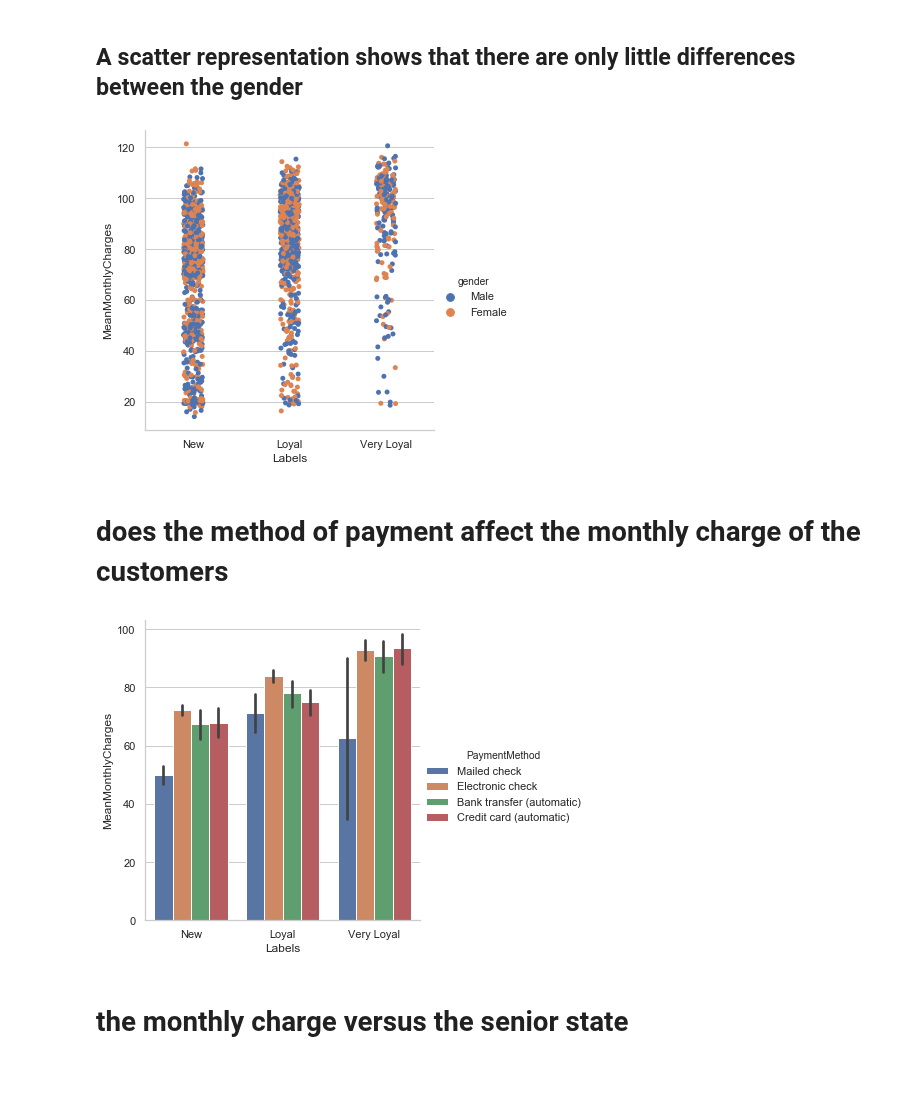
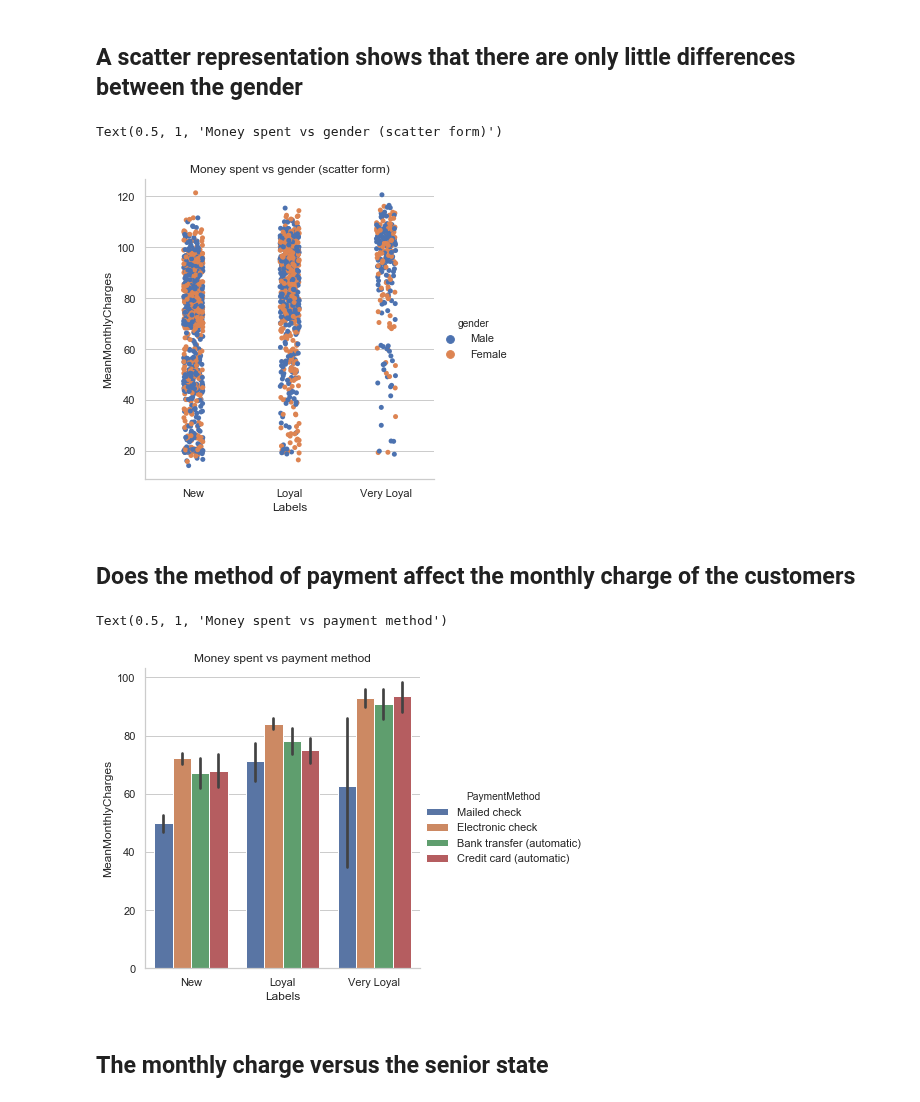
Before and after one commit to BenInTheBox/DataScienceInPractice, a Jupyter notebook: problem_set_1/Ass1_JupyterNotebook.ipynb, the cells around one changed output. Saved outputs shown, nothing was run; the diff lists cells and outputs as text; code cells hidden in the pictures; blank space fills up the shorter version.

```diff
--- a/problem_set_1/Ass1_JupyterNotebook.ipynb
+++ b/problem_set_1/Ass1_JupyterNotebook.ipynb
@@ -237,17 +237,20 @@ plt.title('Money spent vs gender')
 # %%
 sns.catplot(x='Labels', y='MeanMonthlyCharges', hue='gender', data=data_cleaned)
 sns.set(style="whitegrid")
+plt.title('Money spent vs gender (scatter form)')
 # %% [output]
+Text(0.5, 1, 'Money spent vs gender (scatter form)')
-[figure, old version]
+[figure, new version]
 # %% [markdown]
 
-# does the method of payment affect the monthly charge of the customers
+## Does the method of payment affect the monthly charge of the customers
 # %%
-
 sns.catplot(x='Labels', y='MeanMonthlyCharges', hue='PaymentMethod', kind="bar", data=data_cleaned)
 sns.set(style="whitegrid")
+plt.title('Money spent vs payment method')
 # %% [output]
+Text(0.5, 1, 'Money spent vs payment method')
-[figure, old version]
+[figure, new version]
 # %% [markdown]
-# the monthly charge versus the senior state
+## The monthly charge versus the senior state
 # %%
```
Also changed, not shown: parts of 1 cell of this notebook.
